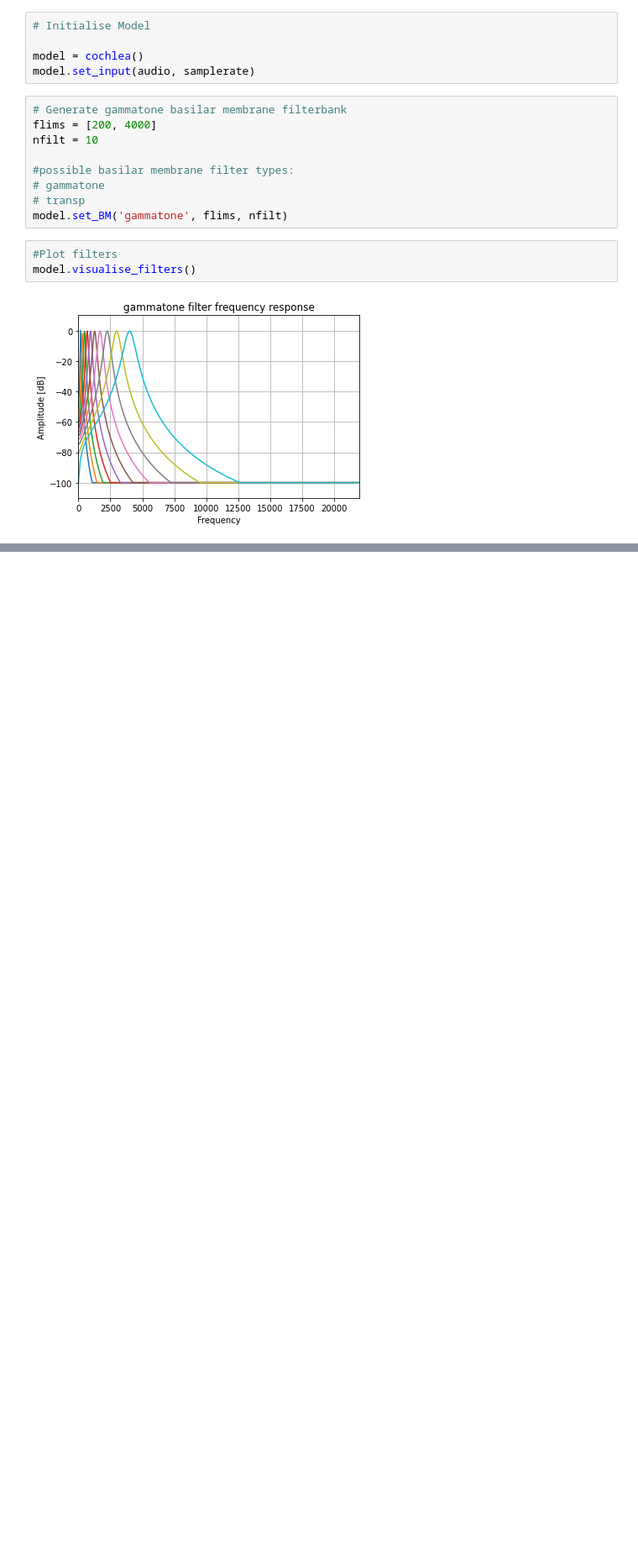
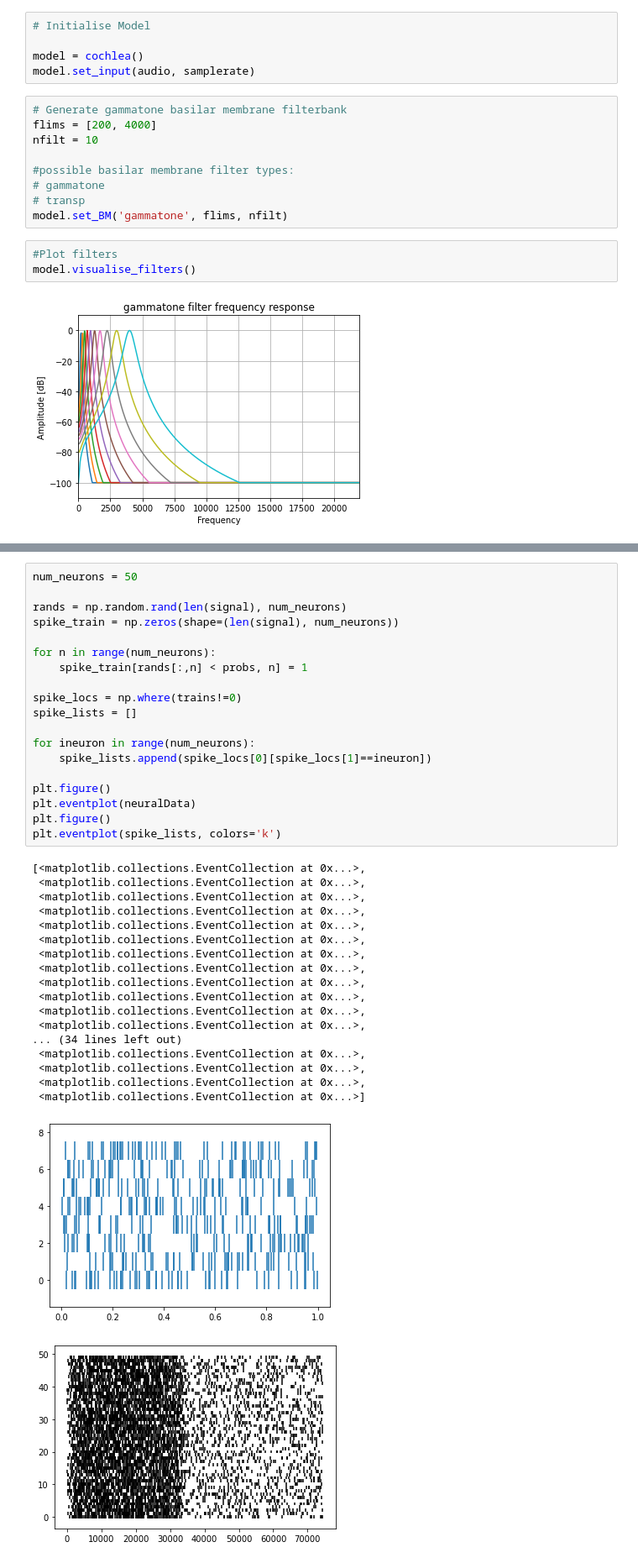
Before and after one commit to rnatarajan98/Cochlea_Modelling, a Jupyter notebook: main.ipynb, the cells around one changed output, grey strips where cells are left out. Shown: that part at 84% size. Cells and saved outputs as stored; diff of their text form; blank space fills up the shorter version.

Commit message:
spiking neuron behaviour implemented

```diff
--- a/main.ipynb
+++ b/main.ipynb
@@ -176,0 +222,39 @@ plt.grid(which='both', axis='y')
+# %%
+num_neurons = 50
+
+rands = np.random.rand(len(signal), num_neurons)
+spike_train = np.zeros(shape=(len(signal), num_neurons))
+
+for n in range(num_neurons):
+    spike_train[rands[:,n] < probs, n] = 1
+
+spike_locs = np.where(trains!=0)
+spike_lists = []
+
+for ineuron in range(num_neurons):
+    spike_lists.append(spike_locs[0][spike_locs[1]==ineuron])
+
+plt.figure()
+plt.eventplot(neuralData)
+plt.figure()
+plt.eventplot(spike_lists, colors='k')
+# %% [output]
+[<matplotlib.collections.EventCollection at 0x...>,
+ <matplotlib.collections.EventCollection at 0x...>,
+ <matplotlib.collections.EventCollection at 0x...>,
+ <matplotlib.collections.EventCollection at 0x...>,
+ <matplotlib.collections.EventCollection at 0x...>,
+ <matplotlib.collections.EventCollection at 0x...>,
+ <matplotlib.collections.EventCollection at 0x...>,
+ <matplotlib.collections.EventCollection at 0x...>,
+ <matplotlib.collections.EventCollection at 0x...>,
+ <matplotlib.collections.EventCollection at 0x...>,
+ <matplotlib.collections.EventCollection at 0x...>,
+ <matplotlib.collections.EventCollection at 0x...>,
+... (34 lines left out)
+ <matplotlib.collections.EventCollection at 0x...>,
+ <matplotlib.collections.EventCollection at 0x...>,
+ <matplotlib.collections.EventCollection at 0x...>,
+ <matplotlib.collections.EventCollection at 0x...>]
+[figure, added]
+[figure, added]
```
Also changed, not shown: parts of 9 cells of this notebook, 1 other file.
